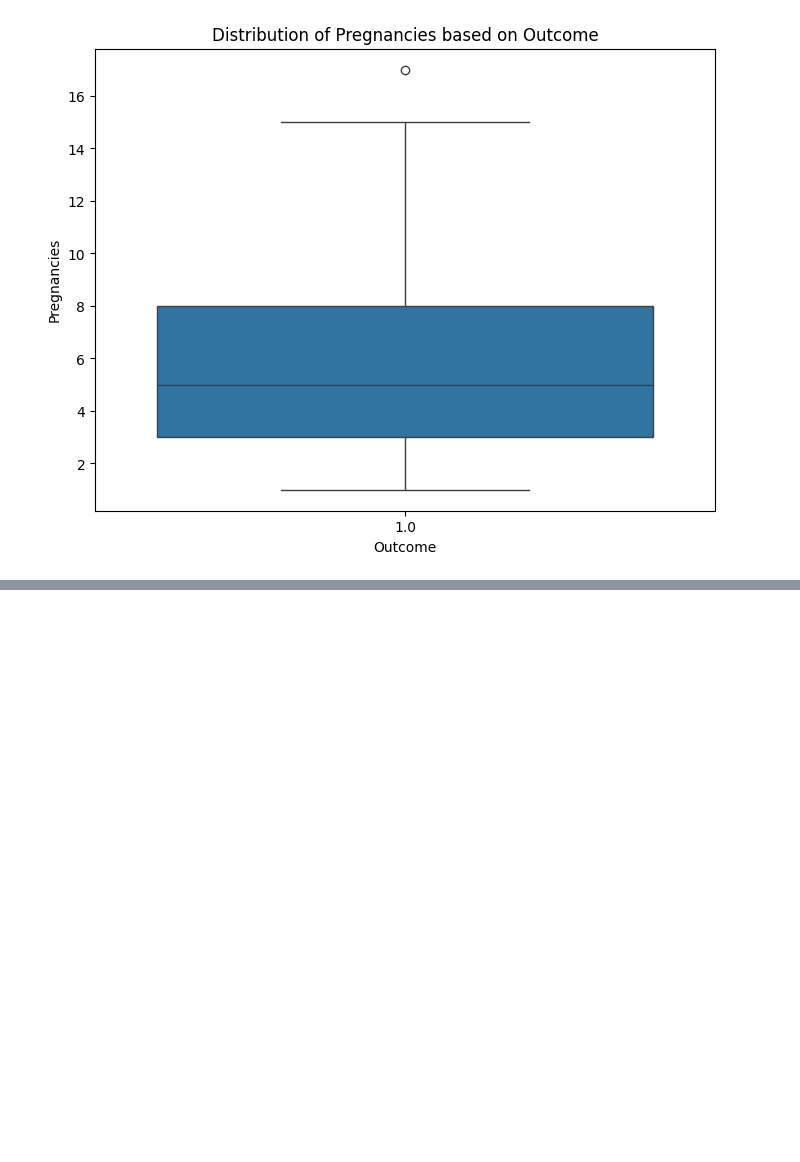
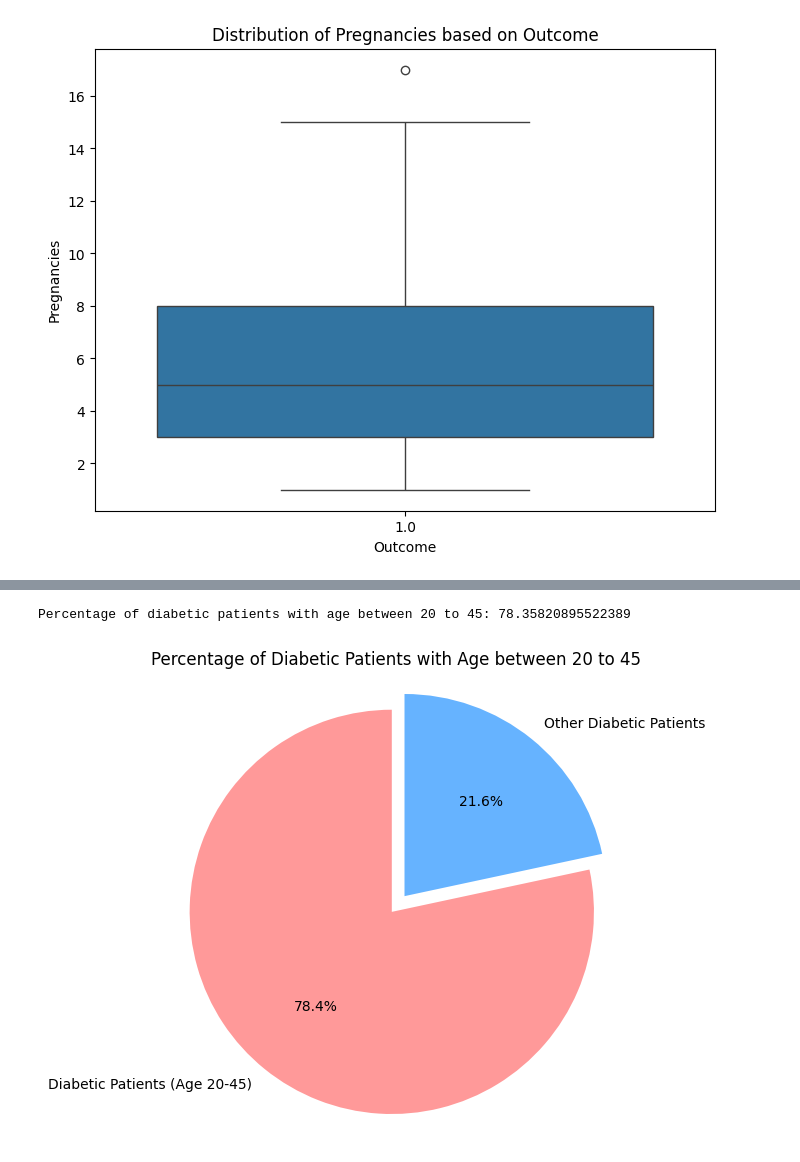
Before and after one commit to qurat-shakeel/Data-Analysis, a Jupyter notebook: Diabetes_dataset.ipynb, the cells around one changed output, grey strips where cells are left out. Drawn from its saved outputs; the diff is of its cells as text; code cells hidden in the pictures; blank space fills up the shorter version.

```diff
--- a/Diabetes_dataset.ipynb
+++ b/Diabetes_dataset.ipynb
@@ -382,0 +419,33 @@ plt.show()
+# %%
+
+
+# Filter the dataset for diabetic patients with age between 20 and 45
+diabetic_patients = df[(df['Outcome'] == 1) & (df['Age'] >= 20) & (df['Age'] <= 45)]
+
+# Calculate the total number of diabetic patients with age between 20 and 45
+total_diabetic_patients = diabetic_patients.shape[0]
+
+# Calculate the total number of diabetic patients
+total_diabetic = df[df['Outcome'] == 1].shape[0]
+
+# Calculate the percentage of patients who are diabetic and have age between 20 and 45
+percentage_diabetic_age_20_to_45 = (total_diabetic_patients / total_diabetic) * 100
+
+print("Percentage of diabetic patients with age between 20 to 45:", percentage_diabetic_age_20_to_45)
+# %% [output]
+Percentage of diabetic patients with age between 20 to 45: 78.35820895522389
+# %%
+
+# Plot a pie chart
+labels = ['Diabetic Patients (Age 20-45)', 'Other Diabetic Patients']
+sizes = [percentage_diabetic_age_20_to_45, 100 - percentage_diabetic_age_20_to_45]
+colors = ['#ff9999', '#66b3ff']
+explode = (0.1, 0)  # explode the 1st slice
+
+plt.figure(figsize=(8, 6))
+plt.pie(sizes, explode=explode, labels=labels, colors=colors, autopct='%1.1f%%', startangle=90)
+plt.title('Percentage of Diabetic Patients with Age between 20 to 45')
+plt.axis('equal')  # Equal aspect ratio ensures that pie is drawn as a circle.
+plt.show()
+# %% [output]
+[figure, added]
```
Also changed, not shown: parts of 2 cells of this notebook, 1 other file.
